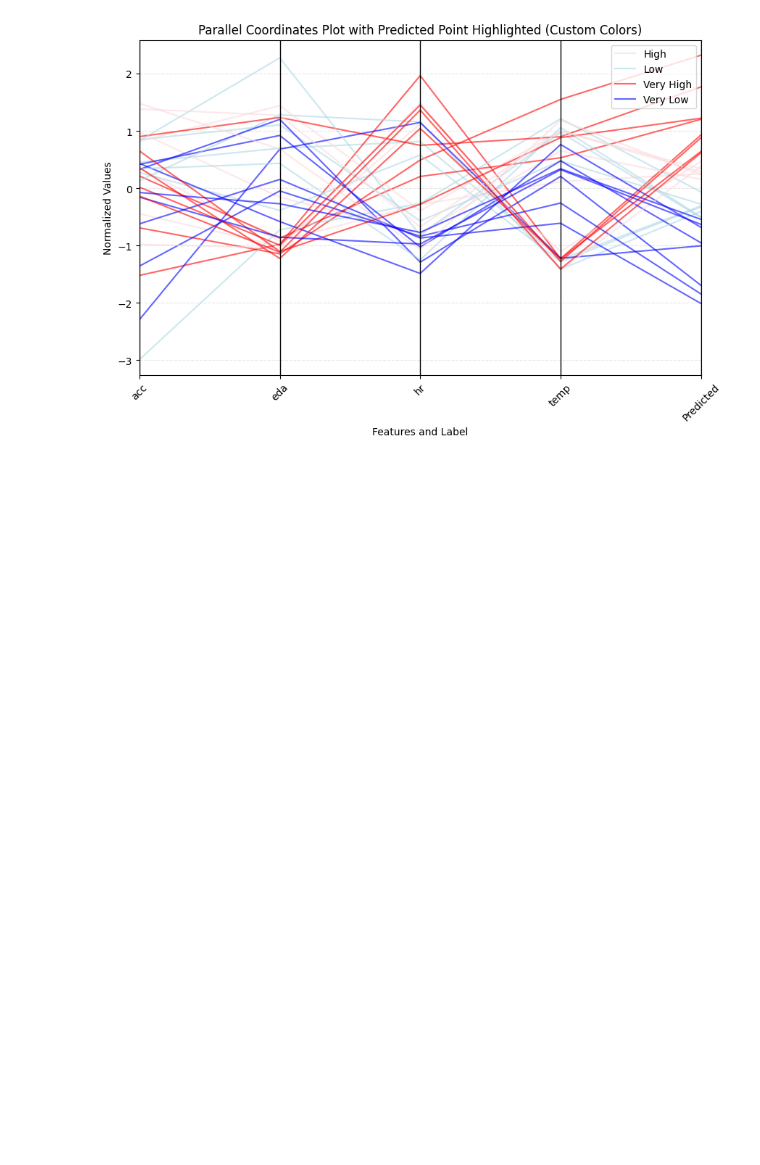
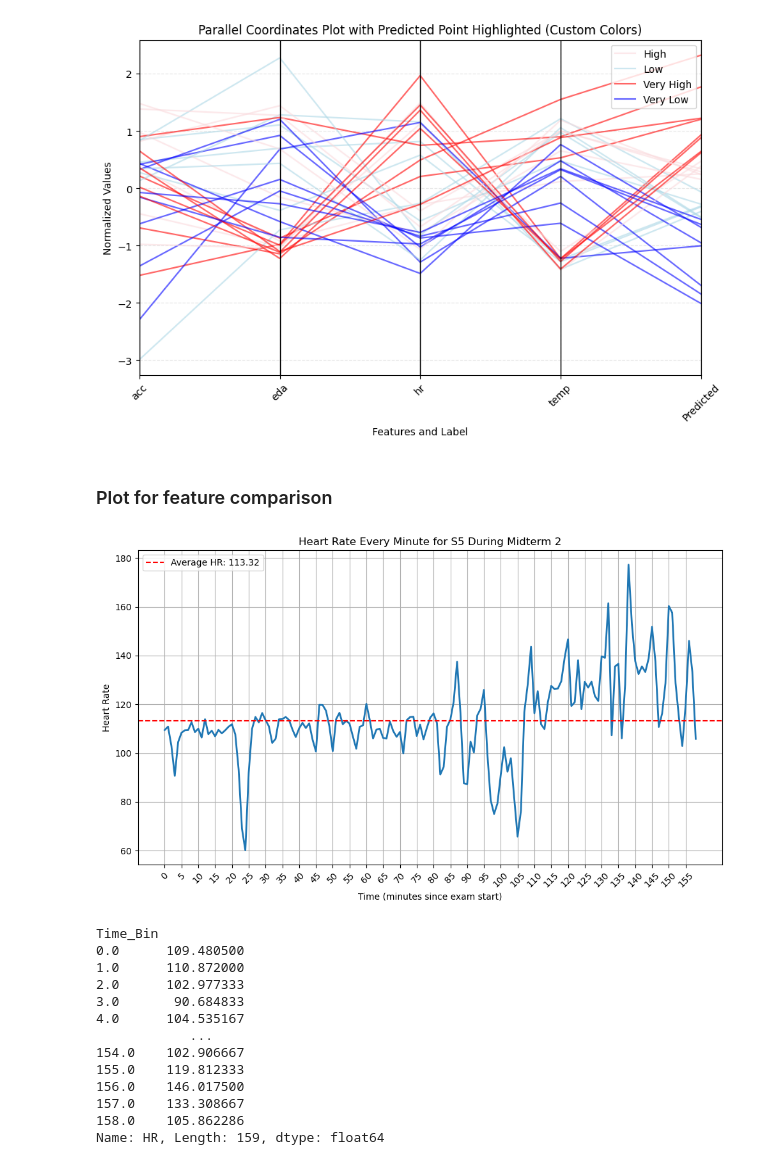
Before and after one commit to kiwwifruit/project3, a Jupyter notebook: project3.ipynb, the cells around one changed output. Saved outputs shown, nothing was run; the diff lists cells and outputs as text; code cells hidden in the pictures; blank space fills up the shorter version.

Commit message:
plot for feature comparison

```diff
--- a/project3.ipynb
+++ b/project3.ipynb
@@ -150,3 +150,67 @@ plt.show()
 [figure]
 # %%
 data_extended.to_csv("final_plot.csv", index=False)
+# %% [markdown]
+### Plot for feature comparison
+# %%
+# Change to your feature!
+
+import pandas as pd
+import numpy as np
+from datetime import datetime, timezone, timedelta
+import matplotlib.pyplot as plt
+
+def get_data(sid, exam, time_adjustment=1):
+    hr = pd.read_csv(f'data/{sid}/{exam}/HR.csv', header=None)
+    hr.columns = ['HR']
+
+    session_start_unix = hr.iloc[0, 0]
+    sample_rate = hr.iloc[1, 0]
+
+    session_start_dt = datetime.fromtimestamp(session_start_unix, tz=timezone.utc)
+    exam_start_dt = session_start_dt.replace(hour=session_start_dt.hour+time_adjustment, minute=0, second=0, microsecond=0)
+    exam_start_time = int(exam_start_dt.timestamp())
+
+    # Adjust to gather data points every 1 minute from the start of the exam
+    time_points = np.arange(exam_start_time, exam_start_time + 10800 + 1, 60)  # 10800 seconds = 3 hours
+
+    hr = hr.iloc[2:].reset_index(drop=True)  # Remove first two rows (start time & sample rate)
+    hr['Timestamp'] = session_start_unix + (hr.index / sample_rate)
+    hr['HR'] = hr['HR'].astype(float)  # Ensure HR is float for calculations
+
+    # Aggregate data for every 1 minute
+    hr['Time_Bin'] = pd.cut(hr['Timestamp'], bins=time_points, right=False, labels=[(t - exam_start_time) / 60 for t in time_points[:-1]])
+    avg_hr_per_min = hr.groupby('Time_Bin')['HR'].mean().dropna()
+
+    # Plotting
+    plt.figure(figsize=(10, 6))
+    plt.plot(avg_hr_per_min.index.astype(int), avg_hr_per_min.values, linestyle='-', linewidth=2)
+    plt.axhline(y=hr['HR'].mean(), color='r', linestyle='--', label=f'Average HR: {hr["HR"].mean():.2f}')
+    plt.xlabel('Time (minutes since exam start)')
+    plt.ylabel('Heart Rate')
+    plt.title(f'Heart Rate Every Minute for {sid} During {exam}')
+    plt.legend()
+    plt.grid(True)
+    plt.xticks(np.arange(min(avg_hr_per_min.index.astype(int)), max(avg_hr_per_min.index.astype(int))+1, 5), rotation=45)  # adjust x-ticks to show every 5 minutes
+    plt.tight_layout()
+    plt.show()
+
+    return avg_hr_per_min
+
+# Example usage
+get_data('S5', 'Midterm 2', time_adjustment=1)
+# %% [output]
+[figure, added]
+Time_Bin
+0.0      109.480500
+1.0      110.872000
+2.0      102.977333
+3.0       90.684833
+4.0      104.535167
+            ...
+154.0    102.906667
+155.0    119.812333
+156.0    146.017500
+157.0    133.308667
+158.0    105.862286
+Name: HR, Length: 159, dtype: float64
```
